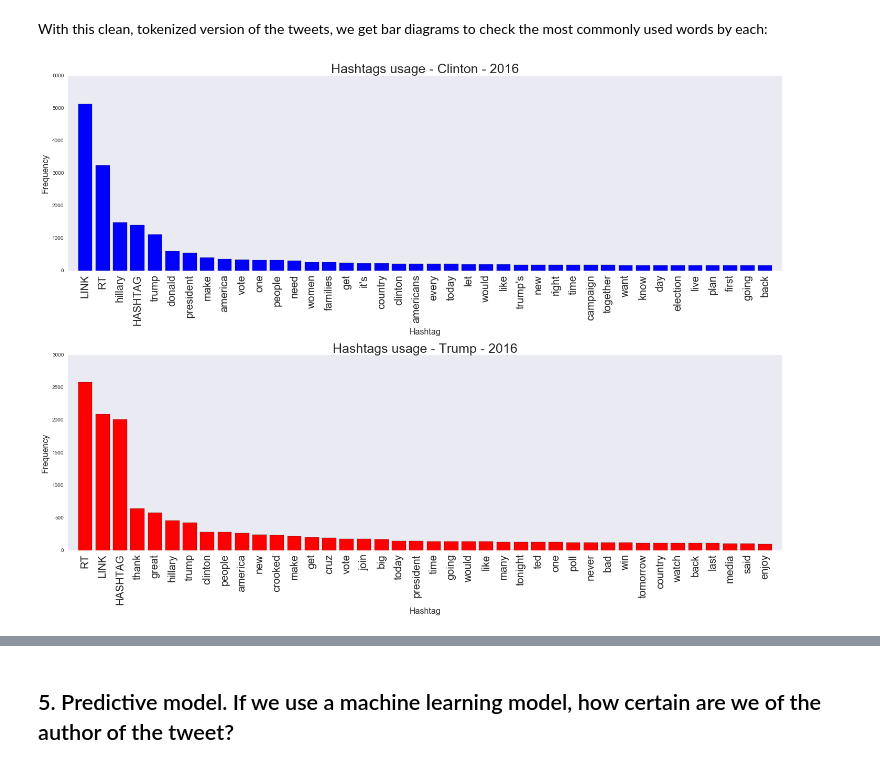
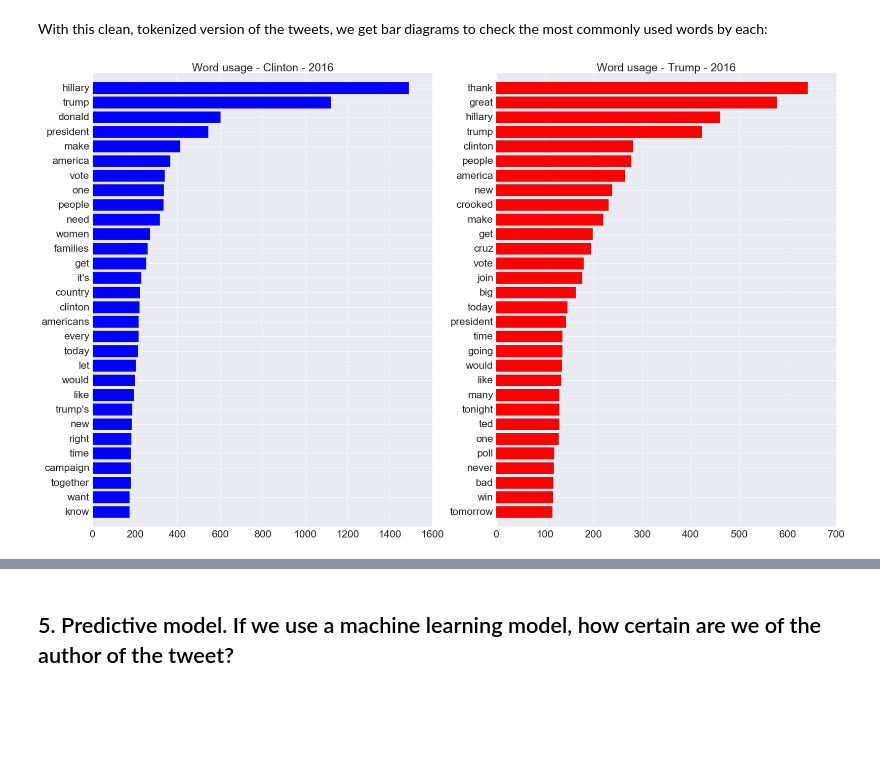
Before and after one commit to carlosjarguello/Tweet_Analysis_Clinton_Trump, a Jupyter notebook: Analysis_Trump_Clinton_Tweets.ipynb, the cells around one changed output, grey strips where cells are left out. Saved outputs shown, nothing was run; the diff lists cells and outputs as text; code cells hidden in the pictures; blank space fills up the shorter version.

```diff
--- a/Analysis_Trump_Clinton_Tweets.ipynb
+++ b/Analysis_Trump_Clinton_Tweets.ipynb
@@ -178,7 +235,7 @@ Not very good, lots of stop words and links, retweets, etc. This needs cleaning
 #Import module for stopwords
 from nltk.corpus import stopwords
 # %%
-def cleanupDoc(tweet, onlytext = False):
+def cleanupDoc(tweet, onlytext = True):
     stopset = set(stopwords.words('english'))
     tokens = tknzr.tokenize(tweet) #use the twitter tokenizer
     cleanup = [token.lower() for token in tokens if token.lower() not in stopset and token.lower() != '...' and len(token)>2]
@@ -187,13 +244,13 @@ def cleanupDoc(tweet, onlytext = False):
         if 'http' in x:
             x = 'LINK'
         elif '@' in x:
-            x = 'RT'
+            x = 'MENTION'
         elif '#' in x:
             x = 'HASHTAG'
         else:
             pass
-        if onlytext == True:
-            if x not in ['LINK', 'RT', 'HASHTAG']:
+        if onlytext:
+            if x not in ['LINK', 'MENTION', 'HASHTAG']:
                 cleanup2.append(x)
         else:
             cleanup2.append(x)
@@ -202,6 +259,12 @@ def cleanupDoc(tweet, onlytext = False):
 dt_tweets_2016 = [x for x in df_dt[dt_mask_2016].text]
 temp = []
 for tweet in dt_tweets_2016:
-    temp.extend(cleanupDoc(tweet, onlytext=False))
+    temp.extend(cleanupDoc(tweet, onlytext=True))
 dt_tweets_count_2016 = Counter(temp)
+# %%
+hc_tweets_2016 = [x for x in df_hc[hc_mask_2016].text]
+temp = []
+for tweet in hc_tweets_2016:
+    temp.extend(cleanupDoc(tweet, onlytext=True))
+hc_tweets_count_2016 = Counter(temp)
 # %%
@@ -260,34 +284,36 @@ hc_tweets_count_2016.most_common(20)
 With this clean, tokenized version of the tweets, we get bar diagrams to check the most commonly used words by each:
 # %%
 #Barplot of hashtags.
+import seaborn as sns
+#plt.style.use('ggplot')
+w_num = 30
+fig, axes = plt.subplots(1,2, figsize=(25,15))
 
-#plt.style.use('ggplot')
-w_num = 40
-fig, axes = plt.subplots(2,1, figsize=(20,15))
-axes[0].bar(range(w_num), [x[1] for x in hc_tweets_count_2016.most_common(w_num)], width=0.8, align = 'center', color = 'b')
-axes[0].set_xlabel('Hashtag', fontsize = 16)
-axes[0].set_ylabel('Frequency', fontsize = 16)
-axes[0].set_title(r'Hashtags usage - Clinton - 2016', fontsize = 25)
-axes[0].set_xticks(range(w_num))
-axes[0].set_xticklabels([x[0] for x in hc_tweets_count_2016.most_common(w_num)], rotation = 90, fontsize = 20)
-axes[0].set_xlim(left=-1)
+axes[0].barh(range(w_num), [x[1] for x in hc_tweets_count_2016.most_common(w_num)], align = 'center', color = 'b')
+#axes[0].set_ylabel('Words', fontsize = 25)
+axes[0].set_yticks(range(w_num))
+axes[0].set_yticklabels([x[0] for x in hc_tweets_count_2016.most_common(w_num)], fontsize=20)
+axes[0].set_title(r'Word usage - Clinton - 2016', fontsize = 25)
+axes[0].set_ylim(bottom=-1)
 plt.tight_layout()
-axes[0].grid(False)
-#axes[0].tight_layout()
+axes[0].grid(True)
+axes[0].invert_yaxis()
+axes[0].tick_params(labelsize=23)
 
-axes[1].bar(range(w_num), [x[1] for x in dt_tweets_count_2016.most_common(w_num)], width=0.8, align = 'center', color = 'r')
-axes[1].set_xlabel('Hashtag', fontsize = 16)
-axes[1].set_ylabel('Frequency', fontsize = 16)
-axes[1].set_title(r'Hashtags usage - Trump - 2016', fontsize = 25)
-axes[1].set_xticks(range(w_num))
-axes[1].set_xticklabels([x[0] for x in dt_tweets_count_2016.most_common(w_num)], rotation = 90, fontsize = 20)
-axes[1].set_xlim(left=-1)
+axes[1].barh(range(w_num), [x[1] for x in dt_tweets_count_2016.most_common(w_num)], align = 'center', color = 'r')
+#axes[0].set_ylabel('Words', fontsize = 25)
+axes[1].set_yticks(range(w_num))
+axes[1].set_yticklabels([x[0] for x in dt_tweets_count_2016.most_common(w_num)], fontsize=20)
+axes[1].set_title(r'Word usage - Trump - 2016', fontsize = 25)
+axes[1].set_ylim(bottom=-1)
+axes[1].invert_yaxis()
+axes[1].tick_params(labelsize=23)
+axes[1].grid(True)
+
 plt.tight_layout()
-axes[1].grid(False)
-
 plt.show()
 # %% [output]
-[figure, old version]
+[figure, new version]
 # %%
 #Testing a porter stemmer... doesn't seem to work great here
 
```
Also changed, not shown: parts of 87 cells of this notebook, 7 other files.
